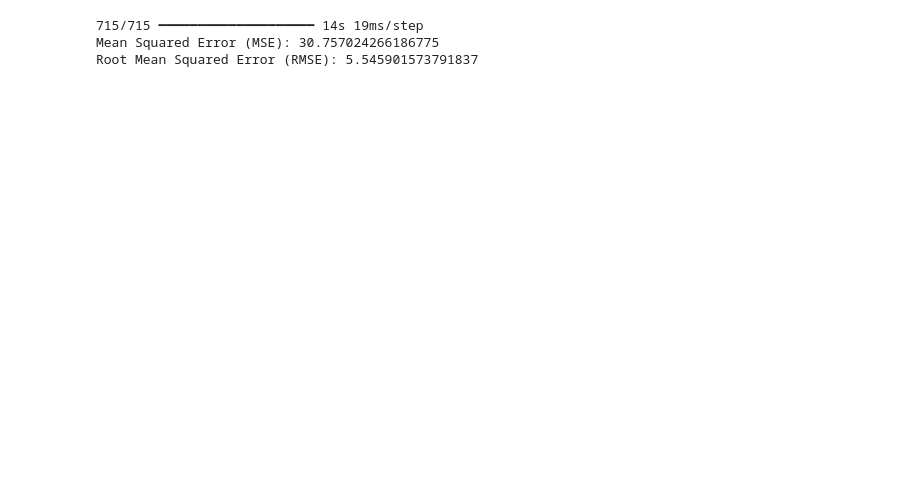
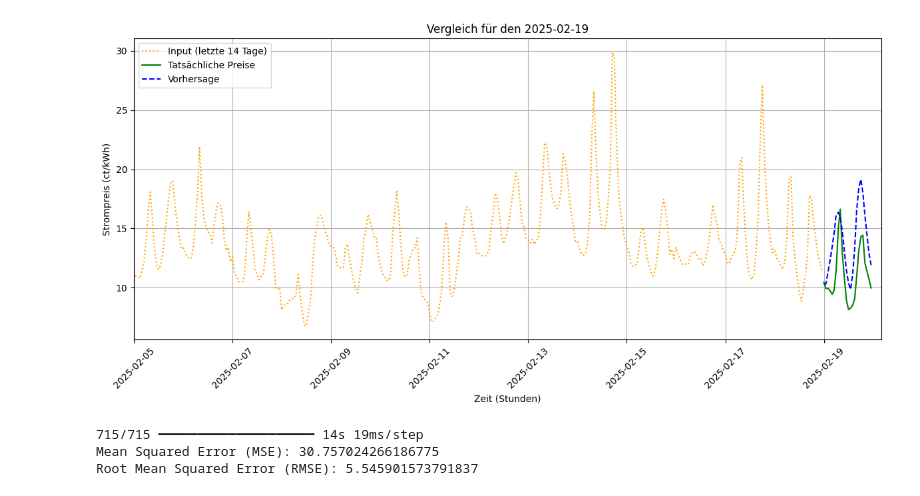
Before and after one commit to DarBr/BI-Steel-Project, a Jupyter notebook: machine_learning/model.ipynb, the cells around one changed output. Saved outputs shown, nothing was run; the diff lists cells and outputs as text; code cells hidden in the pictures; blank space fills up the shorter version.

```diff
--- a/machine_learning/model.ipynb
+++ b/machine_learning/model.ipynb
@@ -151,0 +139,59 @@ plt.show()
+# %%
+import matplotlib.pyplot as plt
+import pandas as pd
+from datetime import timedelta
+
+# Gewählter Tag und Vorbereitung der Daten
+chosen_date = '2025-02-19'
+start_date_input = pd.to_datetime(chosen_date) - timedelta(days=14)  # Startdatum 14 Tage vorher
+
+# Tatsächliche Preise des gewählten Tages
+actual_prices_day = df.loc[chosen_date].values
+actual_prices_day = scaler.inverse_transform(actual_prices_day.reshape(-1, 1))
+
+# Input-Daten (letzte 14 Tage vor chosen_date)
+last_14_days_data = data[df.index < chosen_date][-seq_length:]
+last_14_days_data = last_14_days_data.reshape((1, seq_length, 1))
+
+# Vorhersage generieren
+predictions_day = model.predict(last_14_days_data)
+predictions_day = scaler.inverse_transform(predictions_day)
+
+# Korrekte Generierung der Datumsbereiche
+input_dates = pd.date_range(start=start_date_input, periods=seq_length, freq='h')  # 14 Tage vor chosen_date
+prediction_dates = pd.date_range(start=chosen_date, periods=24, freq='h')         # 24h des gewählten Tages
+
+# Plot
+plt.figure(figsize=(12, 6))
+
+# Input-Daten (letzte 14 Tage)
+plt.plot(
+    input_dates,
+    scaler.inverse_transform(last_14_days_data[0].reshape(-1, 1)),
+    label="Input (letzte 14 Tage)",
+    color='orange',
+    linestyle=':'
+)
+
+# Tatsächliche Preise und Vorhersage
+plt.plot(prediction_dates, actual_prices_day, label="Tatsächliche Preise", color='g')
+plt.plot(prediction_dates, predictions_day[0], label="Vorhersage", color='b', linestyle='--')
+
+# Füge rechts noch etwas Platz hinzu, z.B. 2 Stunden
+extra_time = timedelta(hours=5)
+
+# Setze die x-Achsen-Grenzen mit etwas zusätzlichem Platz auf der rechten Seite
+plt.xlim([input_dates[0], prediction_dates[-1] + extra_time])
+
+
+# Achsenbeschriftungen anpassen
+plt.xlabel("Zeit (Stunden)")
+plt.ylabel("Strompreis (ct/kWh)")
+plt.title(f"Vergleich für den {chosen_date}")
+plt.xticks(rotation=45)
+plt.legend()
+plt.grid(True)
+plt.tight_layout()
+
+plt.show()
+# %% [output]
@@ -152,3 +199,4 @@ plt.show()
+[figure, added]
 # %%
 from sklearn.metrics import mean_squared_error
 import numpy as np
```
Also changed, not shown: parts of 6 cells of this notebook, 1 other file.
